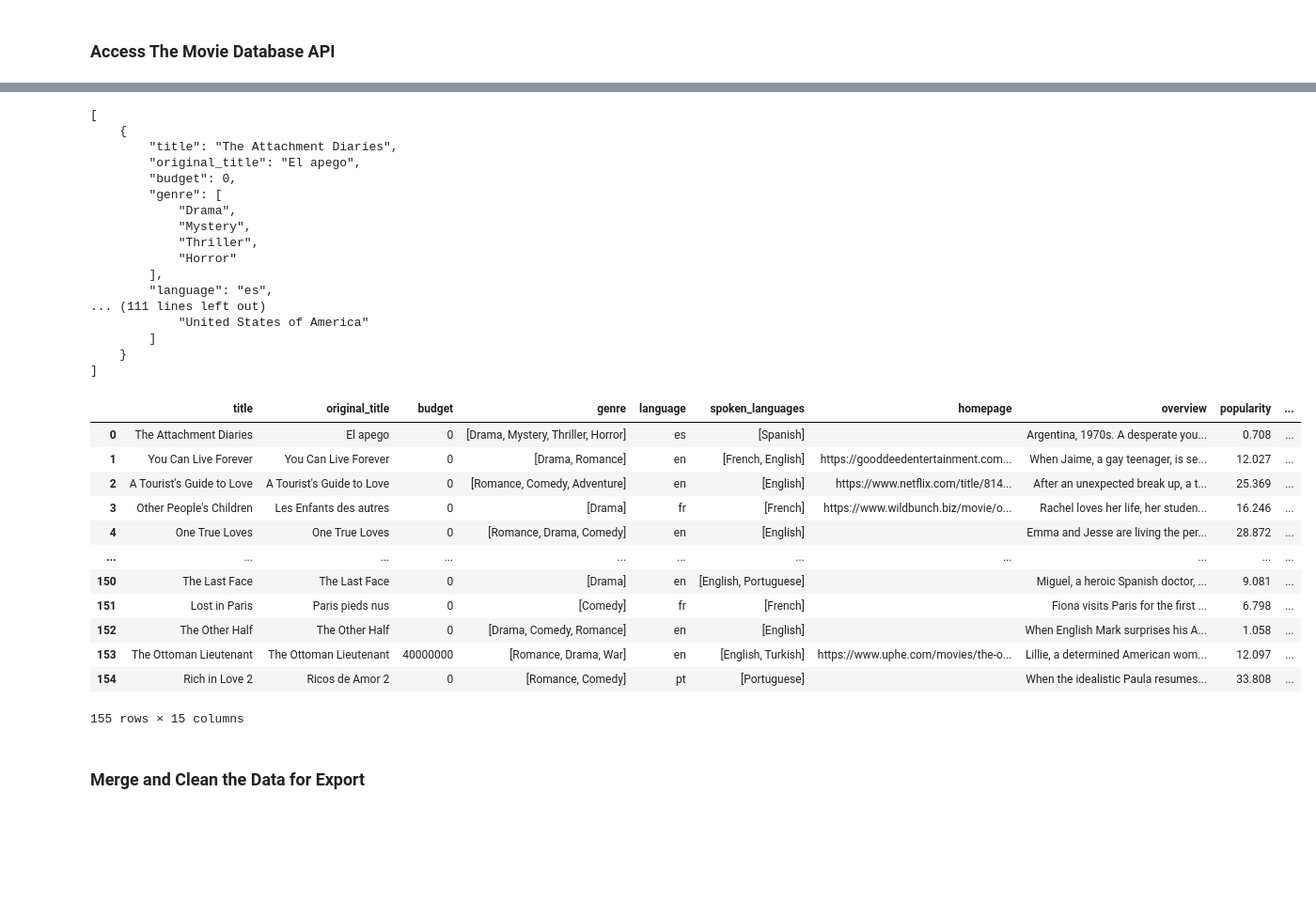
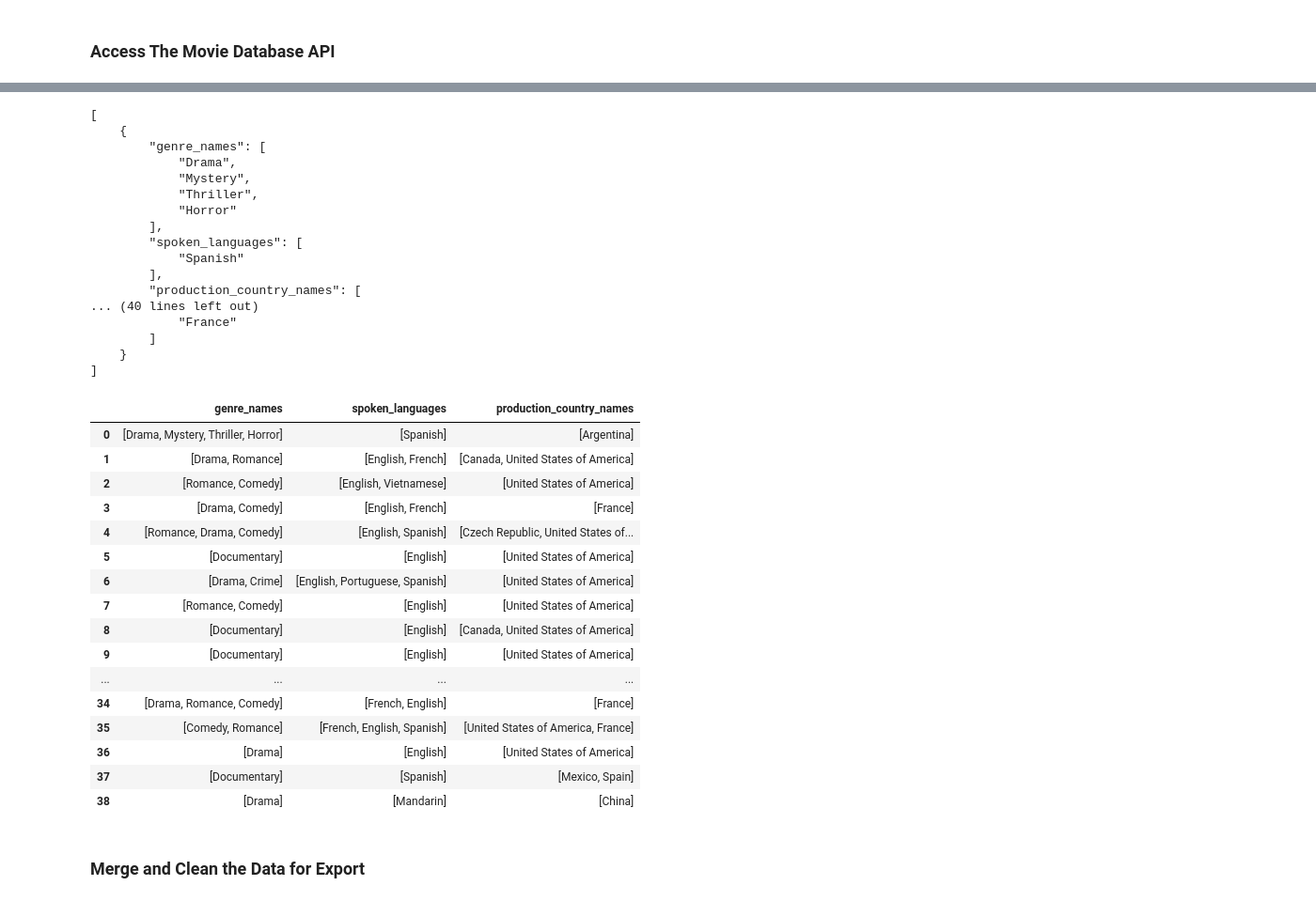
Before and after one commit to N8sGit/data-sourcing-challenge, a Jupyter notebook: retrieve_movie_data.ipynb, the cells around one changed output, grey strips where cells are left out. Shown: that part at 94% size. Cells and saved outputs as stored; diff of their text form; code cells hidden in the pictures; blank space fills up the shorter version.

```diff
--- a/retrieve_movie_data.ipynb
+++ b/retrieve_movie_data.ipynb
@@ -44,7 +42,7 @@ nyt_request_url1 = f"{url}api-key={nyt_api_key}&fq={filter_query}&sort={sort}&fl
 # Create an empty list to store the reviews
 review_list = []
 # loop through pages 0-19
-for page in range(20):
+for page in range(19):
 #     # create query with a page number
 #     # API results show 10 articles at a time
 #     # Make a "GET" request and retrieve the JSON
@@ -108,6 +110,6 @@ review_df
 # save it to a new column "title"
 # Title is between unicode characters \u2018 and \u2019.
 # End string should include " Review" to avoid cutting title early
-review_df['title'] = review_df['headline.main'].apply(lambda st: st[st.find("\u2018")+1:st.find("\u2019 Review")]) + " Review"
+review_df['title'] = review_df['headline.main'].apply(lambda st: st[st.find("\u2018")+1:st.find("\u2019 Review")])
 review_df['title']
 # %% [output]
@@ -237,0 +193,29 @@ Kedi,’ Rekindling a ‘Love of Life not found.
+# %%
+# Create an empty list to store the results
+tmdb_movies_list = []
+
+# Create a request counter to sleep the requests after a multiple
+# of 50 requests
+request_counter = 1
+# Loop through the titles
+for title in title_list:
+    # Check if we need to sleep before making a request
+    if  request_counter % 50 == 0:
+        time.sleep(1)
+        print('Application is sleeping...')
+
+    request_counter += 1
+    result = requests.get(f'{url}{title}{tmdb_key_string}').json()
+    try:
+        movie_id = result['results'][0]['id']
+        movie_details = requests.get(f'https://api.themoviedb.org/3/movie/{movie_id}?{tmdb_key_string}').json()
+        movie_data = {
+            'genre_names': [genre['name'] for genre in movie_details['genres']],
+            'spoken_languages': [language['english_name'] for language in movie_details['spoken_languages']],
+            'production_country_names':[country['name'] for country in movie_details['production_countries']],
+        }
+        tmdb_movies_list.append(movie_data)
+        print(title)
+    except Exception as e:
+        print('Error, no movie data found:', e)
+        print('For movie:', title)
@@ -238,40 +240,47 @@ Kedi,’ Rekindling a ‘Love of Life not found.
 # %%
 # Preview the first 5 results in JSON format
 # Use json.dumps with argument indent=4 to format data
+print(json.dumps(tmdb_movies_list[0:5], indent=4))
 # %% [output]
 [
     {
-        "title": "The Attachment Diaries",
-        "original_title": "El apego",
-        "budget": 0,
-        "genre": [
+        "genre_names": [
             "Drama",
             "Mystery",
             "Thriller",
             "Horror"
         ],
-        "language": "es",
-... (111 lines left out)
-            "United States of America"
+        "spoken_languages": [
+            "Spanish"
+        ],
+        "production_country_names": [
+... (40 lines left out)
+            "France"
         ]
     }
 ]
 # %%
 # Convert the results to a DataFrame
+movie_list_df = pd.json_normalize(tmdb_movies_list)
+movie_list_df
 # %% [output]
-|  | title | original_title | budget | genre | language | spoken_languages | homepage | overview | popularity | ... |
-| 0 | The Attachment Diaries | El apego | 0 | [Drama, Mystery, Thriller, Horror] | es | [Spanish] |  | Argentina, 1970s. A desperate you... | 0.708 | ... |
-| 1 | You Can Live Forever | You Can Live Forever | 0 | [Drama, Romance] | en | [French, English] | https://gooddeedentertainment.com... | When Jaime, a gay teenager, is se... | 12.027 | ... |
-| 2 | A Tourist's Guide to Love | A Tourist's Guide to Love | 0 | [Romance, Comedy, Adventure] | en | [English] | https://www.netflix.com/title/814... | After an unexpected break up, a t... | 25.369 | ... |
-| 3 | Other People's Children | Les Enfants des autres | 0 | [Drama] | fr | [French] | https://www.wildbunch.biz/movie/o... | Rachel loves her life, her studen... | 16.246 | ... |
-| 4 | One True Loves | One True Loves | 0 | [Romance, Drama, Comedy] | en | [English] |  | Emma and Jesse are living the per... | 28.872 | ... |
-| ... | ... | ... | ... | ... | ... | ... | ... | ... | ... | ... |
-| 150 | The Last Face | The Last Face | 0 | [Drama] | en | [English, Portuguese] |  | Miguel, a heroic Spanish doctor, ... | 9.081 | ... |
-| 151 | Lost in Paris | Paris pieds nus | 0 | [Comedy] | fr | [French] |  | Fiona visits Paris for the first ... | 6.798 | ... |
-| 152 | The Other Half | The Other Half | 0 | [Drama, Comedy, Romance] | en | [English] |  | When English Mark surprises his A... | 1.058 | ... |
-| 153 | The Ottoman Lieutenant | The Ottoman Lieutenant | 40000000 | [Romance, Drama, War] | en | [English, Turkish] | https://www.uphe.com/movies/the-o... | Lillie, a determined American wom... | 12.097 | ... |
-| 154 | Rich in Love 2 | Ricos de Amor 2 | 0 | [Romance, Comedy] | pt | [Portuguese] |  | When the idealistic Paula resumes... | 33.808 | ... |
+|  | genre_names | spoken_languages | production_country_names |
+| 0 | [Drama, Mystery, Thriller, Horror] | [Spanish] | [Argentina] |
+| 1 | [Drama, Romance] | [English, French] | [Canada, United States of America] |
+| 2 | [Romance, Comedy] | [English, Vietnamese] | [United States of America] |
+| 3 | [Drama, Comedy] | [English, French] | [France] |
+| 4 | [Romance, Drama, Comedy] | [English, Spanish] | [Czech Republic, United States of... |
+| 5 | [Documentary] | [English] | [United States of America] |
+| 6 | [Drama, Crime] | [English, Portuguese, Spanish] | [United States of America] |
+| 7 | [Romance, Comedy] | [English] | [United States of America] |
+| 8 | [Documentary] | [English] | [Canada, United States of America] |
+| 9 | [Documentary] | [English] | [United States of America] |
+| ... | ... | ... | ... |
+| 34 | [Drama, Romance, Comedy] | [French, English] | [France] |
+| 35 | [Comedy, Romance] | [French, English, Spanish] | [United States of America, France] |
+| 36 | [Drama] | [English] | [United States of America] |
+| 37 | [Documentary] | [Spanish] | [Mexico, Spain] |
+| 38 | [Drama] | [Mandarin] | [China] |
-155 rows × 15 columns
 # %% [markdown]
 ### Merge and Clean the Data for Export
 # %%
```
Also changed, not shown: parts of 14 cells of this notebook, 1 other file.
